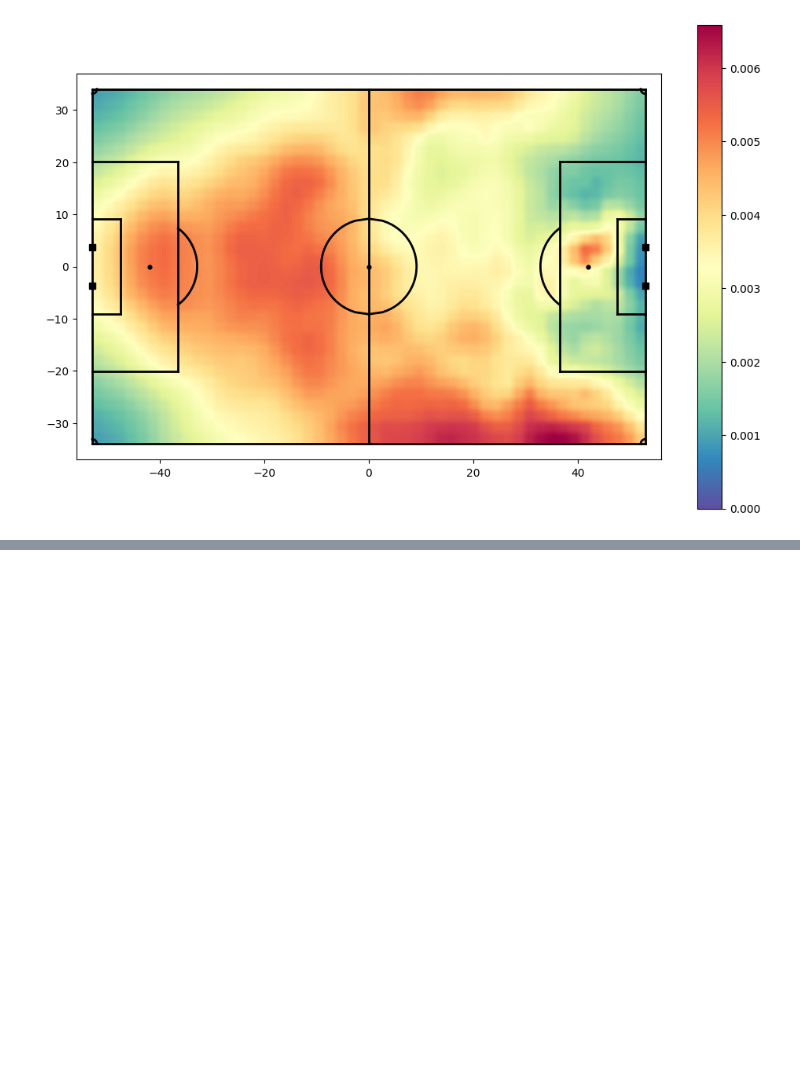
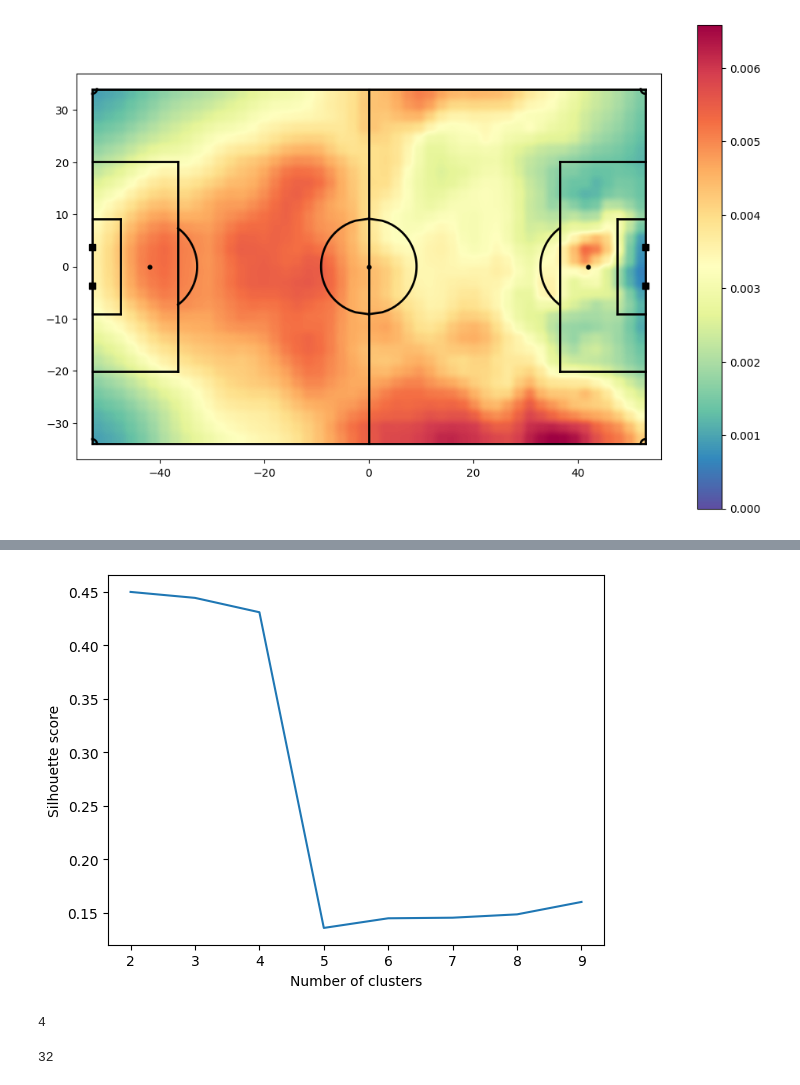
Before and after one commit to liammoore44/City-DS, a Jupyter notebook: notebooks/pitch_control_ss.ipynb, the cells around one changed output, grey strips where cells are left out. Cells and saved outputs as stored; diff of their text form; code cells hidden in the pictures; blank space fills up the shorter version.

```diff
--- a/notebooks/pitch_control_ss.ipynb
+++ b/notebooks/pitch_control_ss.ipynb
@@ -362,0 +386,15 @@ cbar = fig.colorbar(im)
+# %%
+from sklearn.metrics import silhouette_score
+
+silhouette_scores = []
+max_clusters = 10
+for i in range(2, max_clusters):
+    kmeans = KMeans(n_clusters=i, random_state=0).fit(X)
+    silhouette_scores.append(silhouette_score(X, kmeans.labels_))
+
+plt.plot(range(2, max_clusters), silhouette_scores)
+plt.xlabel('Number of clusters')
+plt.ylabel('Silhouette score')
+plt.show()
+# %% [output]
+[figure, added]
@@ -362,0 +411,4 @@ cbar = fig.colorbar(im)
+# %%
+len(clustered_matrices)
+# %% [output]
+4
@@ -362,0 +419,4 @@ cbar = fig.colorbar(im)
+# %%
+len(clustered_matrices[1])
+# %% [output]
+32
```
Also changed, not shown: parts of 10 cells of this notebook.
